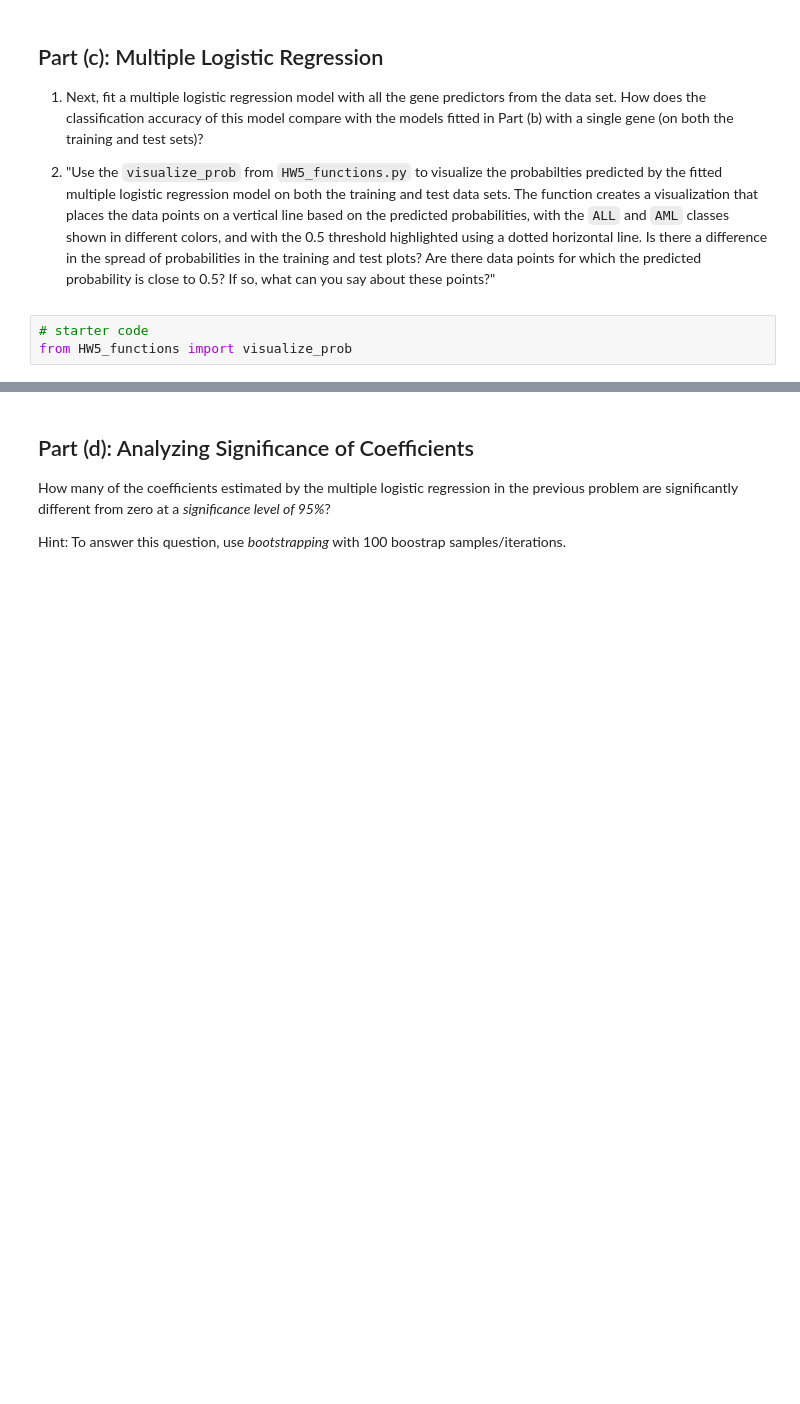
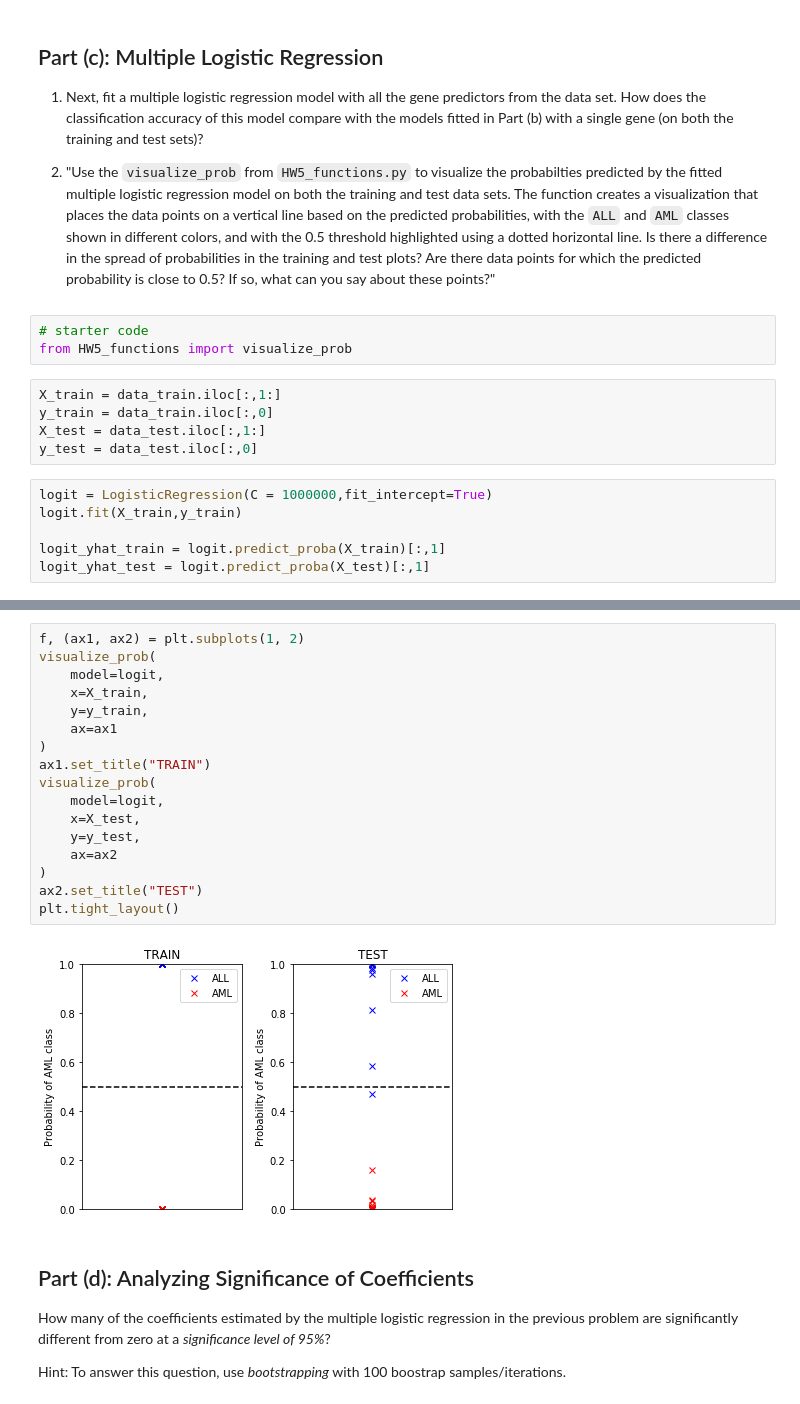
Before and after one commit to mashwinmuthiah/Harvard_CS109, a Jupyter notebook: Homework/HW5/cs109_hw5.ipynb, the cells around one changed output, grey strips where cells are left out. Saved outputs shown, nothing was run; the diff lists cells and outputs as text; blank space fills up the shorter version.

```diff
--- a/Homework/HW5/cs109_hw5.ipynb
+++ b/Homework/HW5/cs109_hw5.ipynb
@@ -83,3 +223,14 @@ Based on these plots, does one of the models appear better suited for binary cla
 # %%
 # starter code
 from HW5_functions import visualize_prob
+# %%
+X_train = data_train.iloc[:,1:]
+y_train = data_train.iloc[:,0]
+X_test = data_test.iloc[:,1:]
+y_test = data_test.iloc[:,0]
+# %%
+logit = LogisticRegression(C = 1000000,fit_intercept=True)
+logit.fit(X_train,y_train)
+
+logit_yhat_train = logit.predict_proba(X_train)[:,1]
+logit_yhat_test = logit.predict_proba(X_test)[:,1]
@@ -86,3 +278,22 @@ from HW5_functions import visualize_prob
+# %%
+f, (ax1, ax2) = plt.subplots(1, 2)
+visualize_prob(
+    model=logit,
+    x=X_train,
+    y=y_train,
+    ax=ax1
+)
+ax1.set_title("TRAIN")
+visualize_prob(
+    model=logit,
+    x=X_test,
+    y=y_test,
+    ax=ax2
+)
+ax2.set_title("TEST")
+plt.tight_layout()
+# %% [output]
+[figure, added]
 # %% [markdown]
 ## Part (d): Analyzing Significance of Coefficients
 
```
Also changed, not shown: parts of 33 cells of this notebook, 1 other file.
